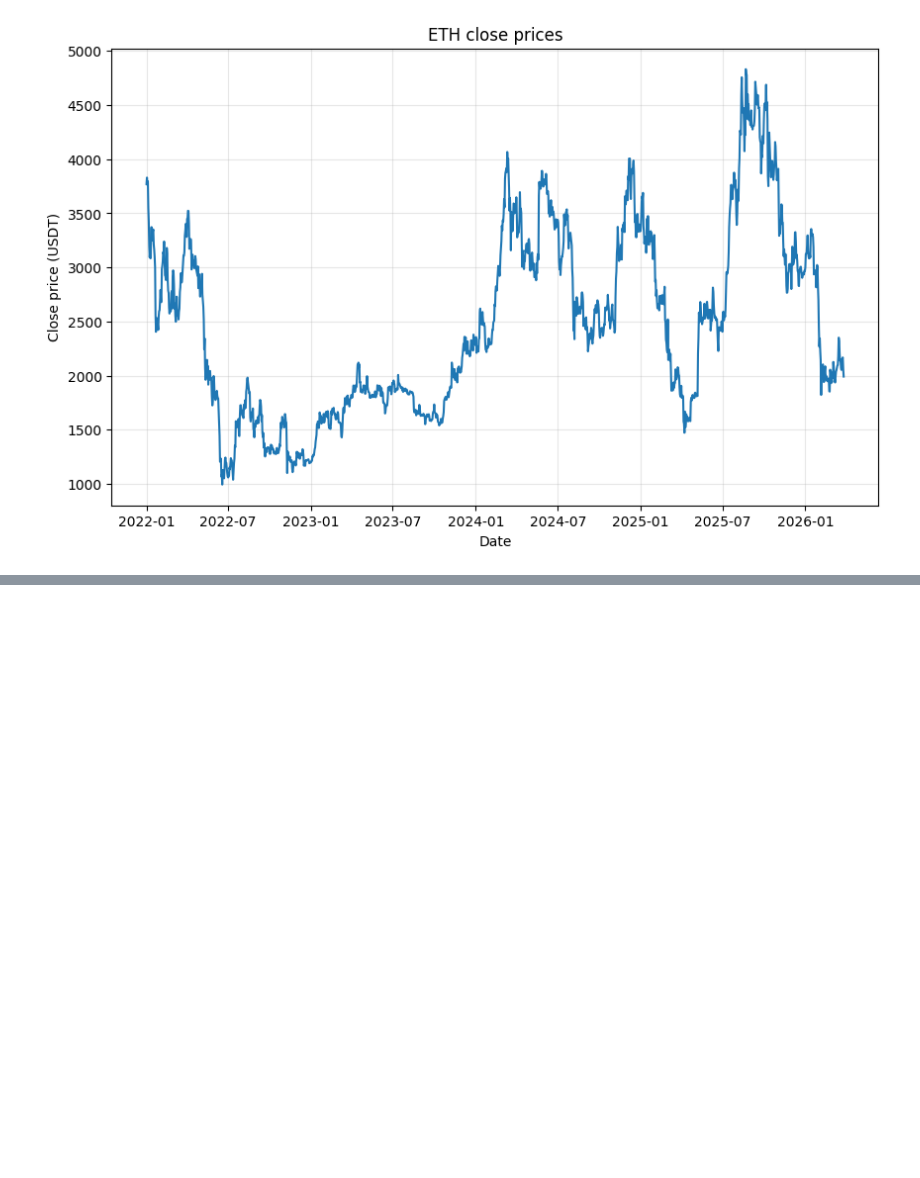
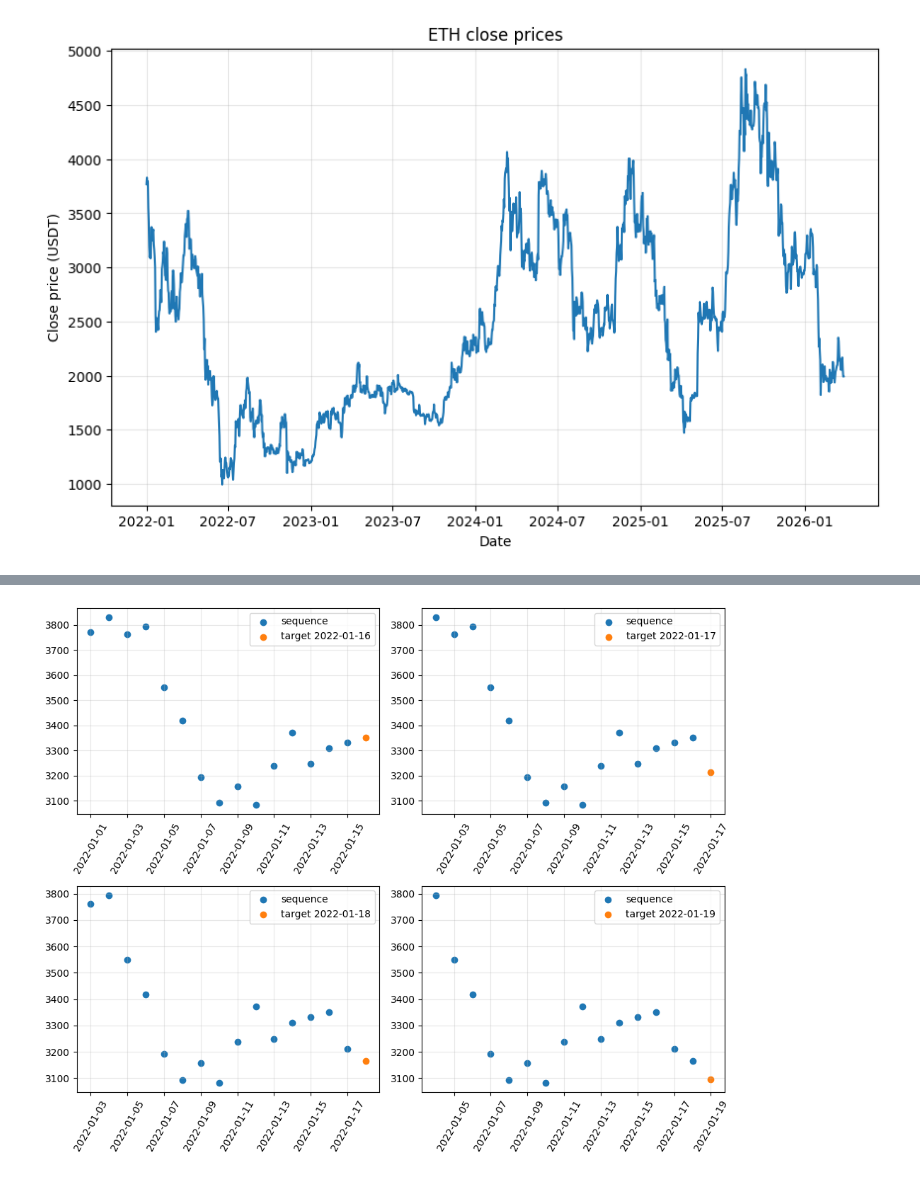
Before and after one commit to sonnnnkaaa/EthereumPricePrediction, a Jupyter notebook: code/model_training.ipynb, the cells around one changed output, grey strips where cells are left out. Saved outputs shown, nothing was run; the diff lists cells and outputs as text; code cells hidden in the pictures; blank space fills up the shorter version.

```diff
--- a/code/model_training.ipynb
+++ b/code/model_training.ipynb
@@ -61,3 +61,20 @@ print(y.shape)
+# %%
+plt.figure(figsize=(10, 8))
+
+for i, x in enumerate(X[:4]):
+    target_date = df.index[i + pt.TIME_STEP].date()
+    plt.subplot(2, 2, i + 1)
+    plt.scatter(df.index[i:i+pt.TIME_STEP], x, label="sequence")
+    plt.scatter(df.index[i + pt.TIME_STEP], y[i], label=f"target {target_date}")
+    plt.xticks(rotation=60)
+    plt.grid(alpha=0.3)
+    plt.legend()
+
+plt.tight_layout()
+plt.savefig(f"{pt.IMAGE_PATH}/seq_examples.png", format="png")
+plt.show()
+# %% [output]
+[figure, added]
 # %%
 X_train, X_val, X_test, y_train, y_val, y_test = pt.split_and_scale_data(X, y, pt.TRAIN_SPLIT, pt.VAL_SPLIT)
 # %%
```
Also changed, not shown: parts of 10 cells of this notebook.
